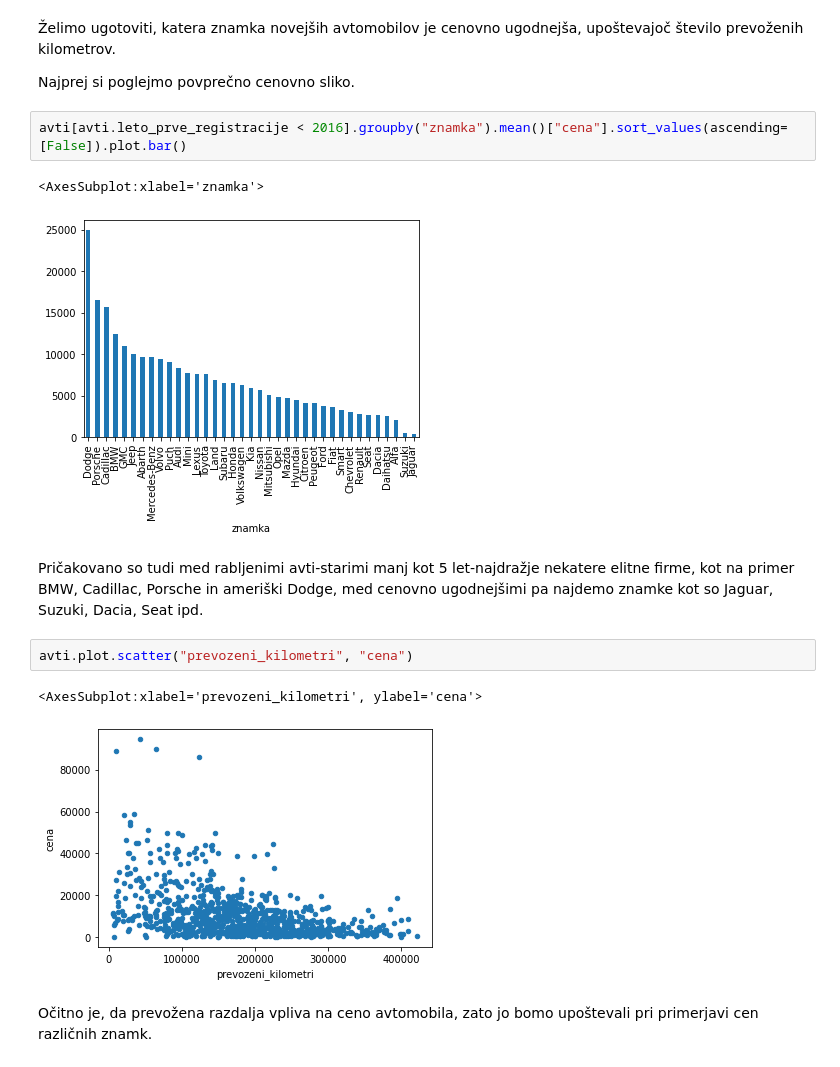
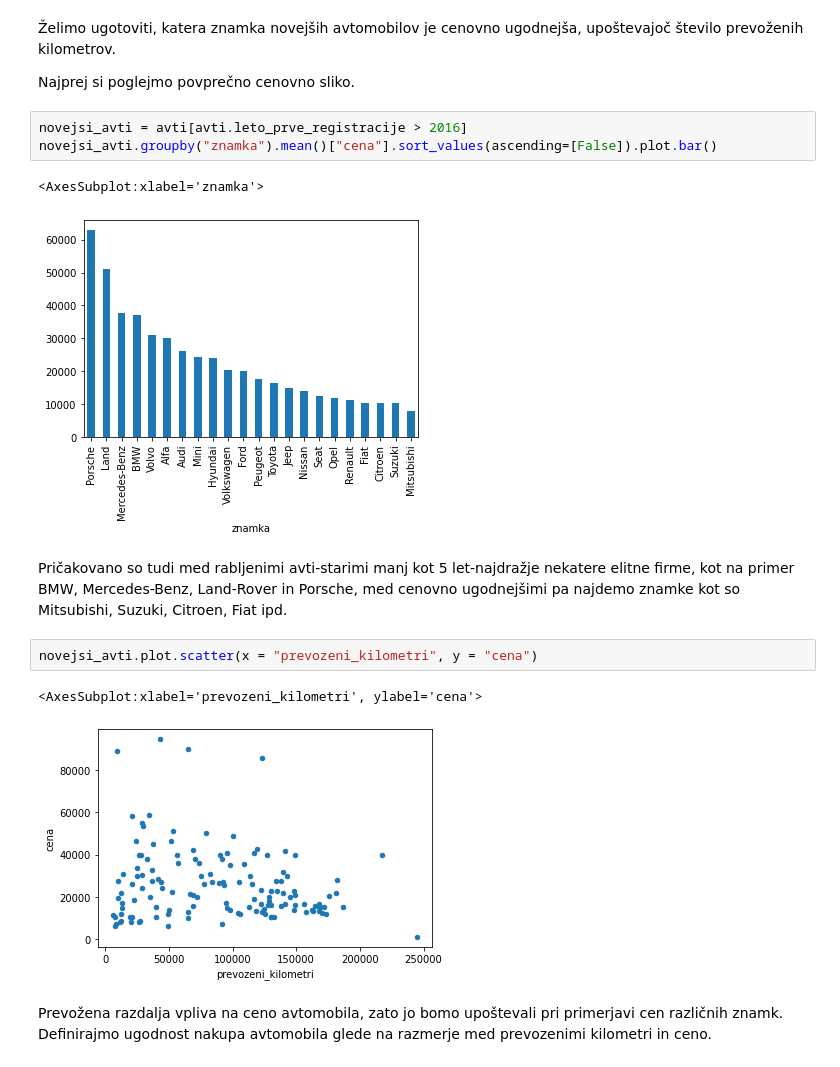
Before and after one commit to timotejstibilj/Avtomobili, a Jupyter notebook: Analiza rabljenih avtomobilov na avto.net.ipynb, the cells around one changed output. Saved outputs shown, nothing was run; the diff lists cells and outputs as text.

Commit message:
ugodnost firm

```diff
--- a/Analiza rabljenih avtomobilov na avto.net.ipynb
+++ b/Analiza rabljenih avtomobilov na avto.net.ipynb
@@ -168,16 +237,17 @@ avti["petletje"] = 5 * round(avti.leto_prve_registracije / 5)
 
 Najprej si poglejmo povprečno cenovno sliko.
 # %%
-avti[avti.leto_prve_registracije < 2016].groupby("znamka").mean()["cena"].sort_values(ascending=[False]).plot.bar()
+novejsi_avti = avti[avti.leto_prve_registracije > 2016]
+novejsi_avti.groupby("znamka").mean()["cena"].sort_values(ascending=[False]).plot.bar()
 # %% [output]
 <AxesSubplot:xlabel='znamka'>
-[figure, old version]
+[figure, new version]
 # %% [markdown]
-Pričakovano so tudi med rabljenimi avti-starimi manj kot 5 let-najdražje nekatere elitne firme, kot na primer BMW, Cadillac, Porsche in ameriški Dodge, med cenovno ugodnejšimi pa najdemo znamke kot so Jaguar, Suzuki, Dacia, Seat ipd.
+Pričakovano so tudi med rabljenimi avti-starimi manj kot 5 let-najdražje nekatere elitne firme, kot na primer BMW, Mercedes-Benz, Land-Rover in Porsche, med cenovno ugodnejšimi pa najdemo znamke kot so Mitsubishi, Suzuki, Citroen, Fiat ipd.
 # %%
-avti.plot.scatter("prevozeni_kilometri", "cena")
+novejsi_avti.plot.scatter(x = "prevozeni_kilometri", y = "cena")
 # %% [output]
 <AxesSubplot:xlabel='prevozeni_kilometri', ylabel='cena'>
-[figure, old version]
+[figure, new version]
 # %% [markdown]
-Očitno je, da prevožena razdalja vpliva na ceno avtomobila, zato jo bomo upoštevali pri primerjavi cen različnih znamk.
+Prevožena razdalja vpliva na ceno avtomobila, zato jo bomo upoštevali pri primerjavi cen različnih znamk. Definirajmo ugodnost nakupa avtomobila glede na razmerje med prevozenimi kilometri in ceno.
```
Also changed, not shown: parts of 15 cells of this notebook.
